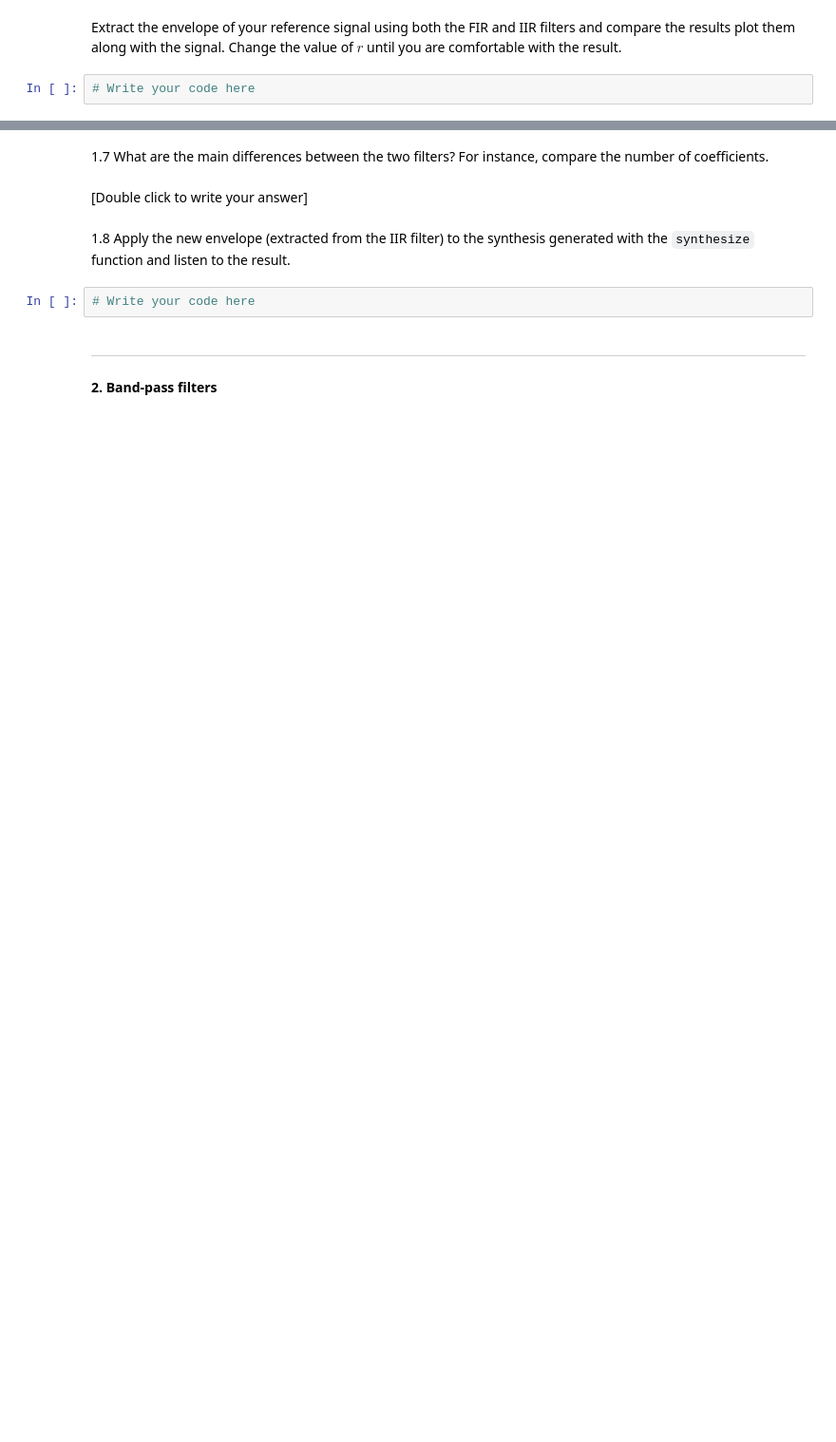
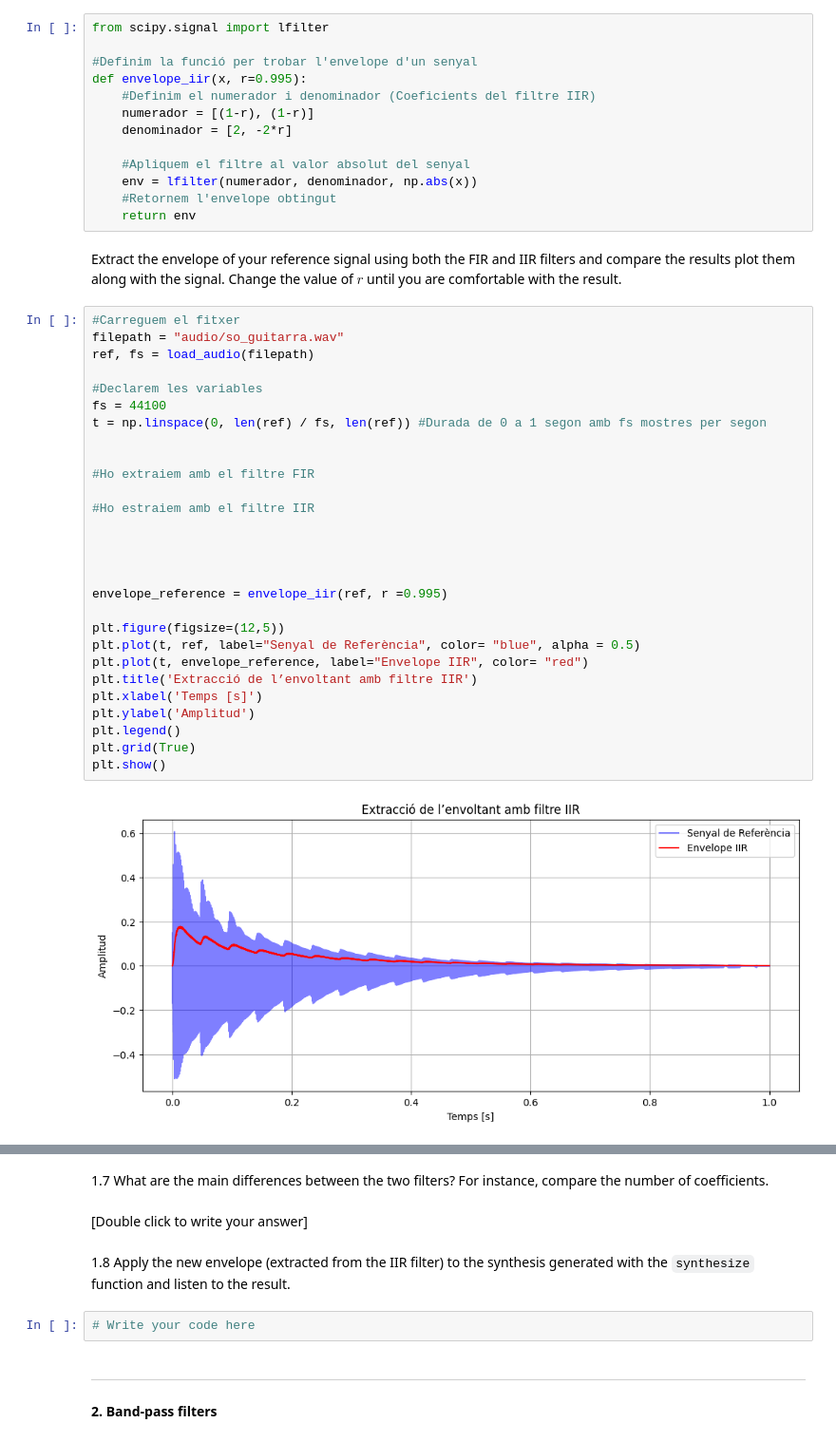
Before and after one commit to bernatnogueras/sis1_group202_bernat, a Jupyter notebook: labs/Lab6.ipynb, the cells around one changed output, grey strips where cells are left out. Shown at 95% size. Drawn from its saved outputs; the diff is of its cells as text; blank space fills up the shorter version.

```diff
--- a/labs/Lab6.ipynb
+++ b/labs/Lab6.ipynb
@@ -136,4 +191,45 @@ def envelope_iir(x, r=0.995):
+# %%
+from scipy.signal import lfilter
+
+#Definim la funció per trobar l'envelope d'un senyal
+def envelope_iir(x, r=0.995):
+    #Definim el numerador i denominador (Coeficients del filtre IIR)
+    numerador = [(1-r), (1-r)]
+    denominador = [2, -2*r]
+
+    #Apliquem el filtre al valor absolut del senyal
+    env = lfilter(numerador, denominador, np.abs(x))
+    #Retornem l'envelope obtingut
+    return env
 # %% [markdown]
 Extract the envelope of your reference signal using both the FIR and IIR filters and compare the results plot them along with the signal. Change the value of $r$ until you are comfortable with the result.
-# %%
-# Write your code here
+# %%
+#Carreguem el fitxer
+filepath = "audio/so_guitarra.wav"
+ref, fs = load_audio(filepath)
+
+#Declarem les variables
+fs = 44100
+t = np.linspace(0, len(ref) / fs, len(ref)) #Durada de 0 a 1 segon amb fs mostres per segon
+
+
+#Ho extraiem amb el filtre FIR
+
+#Ho estraiem amb el filtre IIR
+
+
+
+
+envelope_reference = envelope_iir(ref, r =0.995)
+
+plt.figure(figsize=(12,5))
+plt.plot(t, ref, label="Senyal de Referència", color= "blue", alpha = 0.5)
+plt.plot(t, envelope_reference, label="Envelope IIR", color= "red")
+plt.title('Extracció de l’envoltant amb filtre IIR')
+plt.xlabel('Temps [s]')
+plt.ylabel('Amplitud')
+plt.legend()
+plt.grid(True)
+plt.show()
+# %% [output]
+[figure, added]
```
Also changed, not shown: parts of 11 cells of this notebook.
